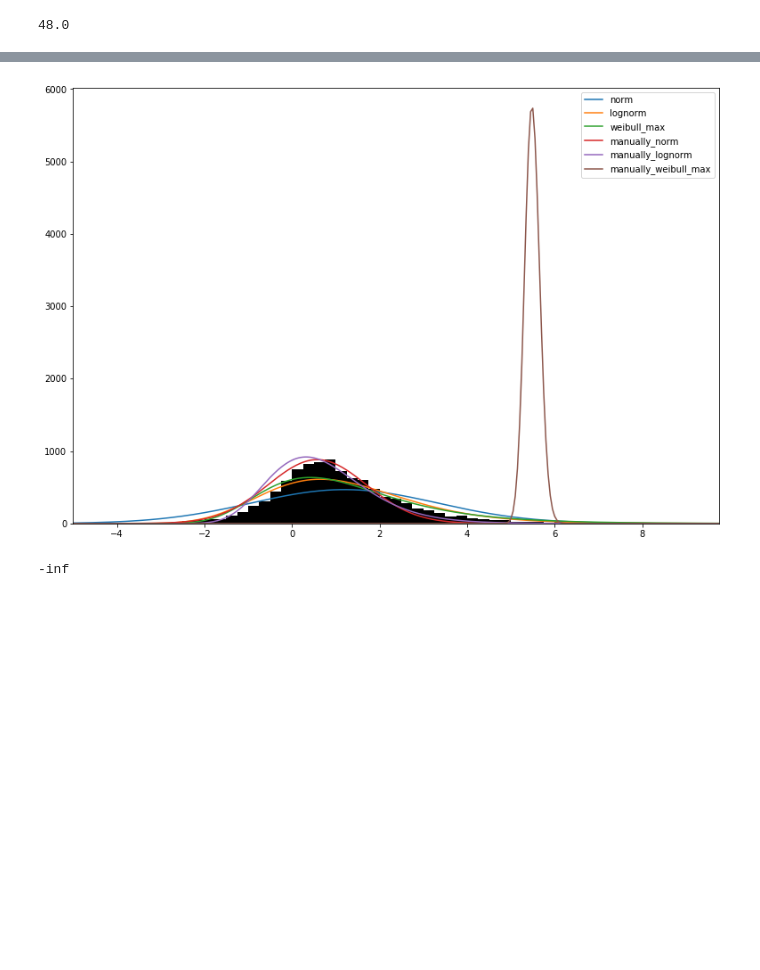
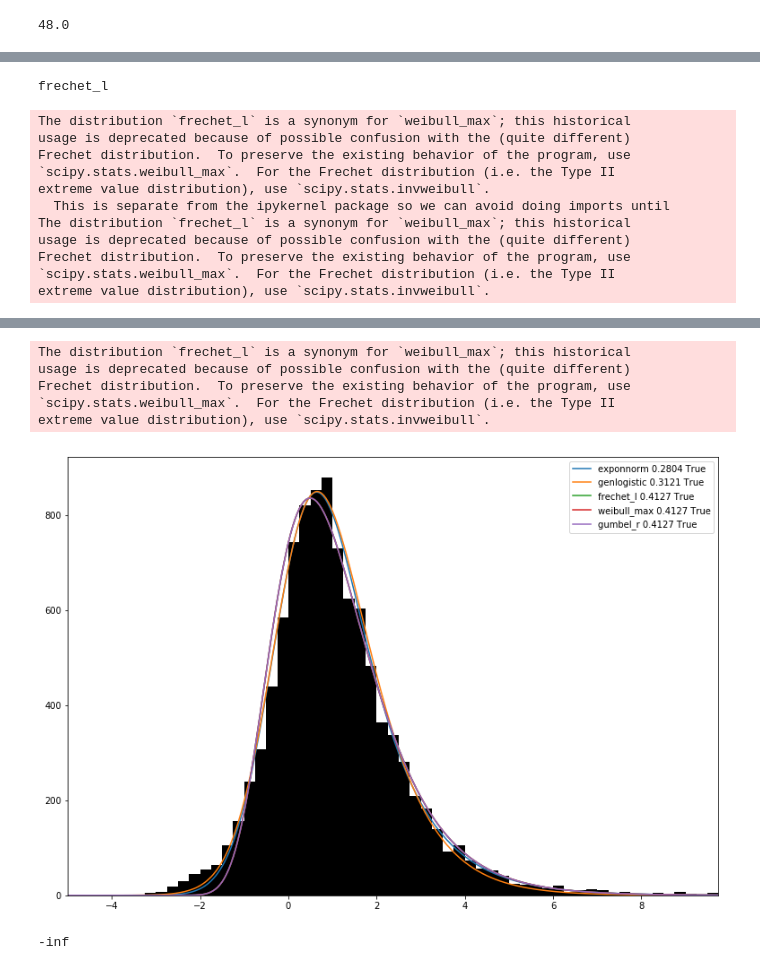
Before and after one commit to jlieberherr/swiss-train-delay-distributions, a Jupyter notebook: analysis.ipynb, the cells around one changed output, grey strips where cells are left out. Saved outputs shown, nothing was run; the diff lists cells and outputs as text; code cells hidden in the pictures; blank space fills up the shorter version.

Commit message:
tests with different optimization functions

```diff
--- a/analysis.ipynb
+++ b/analysis.ipynb
@@ -139,4 +122,4 @@ df_ab_versp.plot.hist(bins=ab_range, figsize=(10, 6))
 [figure]
 # %%
 x = df_an_versp[:1000]
-res = scipy.stats.kstest(x, 'norm', st.norm.fit(x))
+d, p = scipy.stats.kstest(x, 'norm', (0.57737691, 1.12254617))
@@ -146,0 +132,2 @@ res.statistic
+# %%
+st.norm.fit(x)
@@ -172,0 +140,4 @@ optimize(st.weibull_max, df_an_versp[:1000])
+# %%
+res = optimize('norm', df_an_versp[:1000])
+print res
+print res.x
@@ -186,0 +275,11 @@ df_an_versp_sorted = sorted(df_an_versp)
+# %%
+left = -5.0
+right = 10.0
+step = 0.25
+r = np.arange(left, right, step)
+h_ = np.histogram(df_an_versp[:10000], r, density=True)
+print h_[:10]
+print len(r)
+print len(h_[0])
+print len(h_[1])
+print h_[0].sum()
@@ -193,11 +373,11 @@ y = np.array(df_an_versp[:10000])
 plt.figure(figsize=(13,9))
 h = plt.hist(y, bins=x, color='black', density=False)
 
-dist_names = [
-    'norm',
-    'lognorm',
+# dist_names = [
+#     'norm',
+#     'lognorm',
 #     'weibull_min',
-     'weibull_max',
+#      'weibull_max',
 #     'alpha',
 #     'cauchy',
 #     'powerlognorm',
@@ -210,22 +390,31 @@ dist_names = [
 #     'maxwell',
 #     'wald',
 #     'levy',
-#     'levy_stable',
+# #     'levy_stable',
 #     'levy_l',
 #     'pareto',
-]
+# ]
+
+res_per_dist_name = {}
 
 for dist_name in dist_names:
-    dist = getattr(scipy.stats, dist_name)
-    param = dist.fit(y)
-    print param
-    pdf_fitted = dist.pdf(np.arange(left, right, 0.05), *param[:-2], loc=param[-2], scale=param[-1]) * h[0].sum() * step
-    plt.plot(np.arange(left, right, 0.05), pdf_fitted, label=dist_name)
-    plt.xlim(x[0], x[-1])
-#     plt.plot(x, dist.pdf(x, mu, rho) * h[0].sum() * 0.1, label="manually")
-plt.plot(np.arange(left, right, 0.05), getattr(scipy.stats, 'norm').pdf(np.arange(left, right, 0.05), 0.57737691, 1.12254617) * h[0].sum() * step, label="manually_norm")
-plt.plot(np.arange(left, right, 0.05), getattr(scipy.stats, 'lognorm').pdf(np.arange(left, right, 0.05), 0.22424385, -4.36411581,  4.92812905) * h[0].sum() * step, label="manually_lognorm")
-plt.plot(np.arange(left, right, 0.05), getattr(scipy.stats, 'lognorm').pdf(np.arange(left, right, 0.05), 0.04407951, 1.59596724, 3.89146274) * h[0].sum() * step, label="manually_weibull_max")
+    print dist_name
+    try:
+        res = optimize(dist_name, y, opt_type='as')
+        res_per_dist_name[dist_name] = res
+        param = res.x
+#         print res
+    except Exception as e:
+        print "no success: {}".format(e)
+
+sorted_dist_name_res_pairs = sorted(res_per_dist_name.items(), key=lambda p: p[1].fun)
+
+for dist_name, res in sorted_dist_name_res_pairs[:5]:
+        dist = getattr(scipy.stats, dist_name)
+        param = res.x
+        pdf_fitted = dist.pdf(np.arange(left, right, 0.05), *param[:-2], loc=param[-2], scale=param[-1]) * h[0].sum() * step
+        plt.plot(np.arange(left, right, 0.05), pdf_fitted, label="{} {:.4f} {}".format(dist_name, res.fun, res.success))
+        plt.xlim(x[0], x[-1])
 
 plt.legend(loc='upper right')
 plt.show()
@@ -235,0 +450,12 @@ plt.show()
+frechet_l
+The distribution `frechet_l` is a synonym for `weibull_max`; this historical
+usage is deprecated because of possible confusion with the (quite different)
+Frechet distribution.  To preserve the existing behavior of the program, use
+`scipy.stats.weibull_max`.  For the Frechet distribution (i.e. the Type II
+extreme value distribution), use `scipy.stats.invweibull`.
+  This is separate from the ipykernel package so we can avoid doing imports until
+The distribution `frechet_l` is a synonym for `weibull_max`; this historical
+usage is deprecated because of possible confusion with the (quite different)
+Frechet distribution.  To preserve the existing behavior of the program, use
+`scipy.stats.weibull_max`.  For the Frechet distribution (i.e. the Type II
+extreme value distribution), use `scipy.stats.invweibull`.
@@ -236,4 +513,9 @@ plt.show()
+The distribution `frechet_l` is a synonym for `weibull_max`; this historical
+usage is deprecated because of possible confusion with the (quite different)
+Frechet distribution.  To preserve the existing behavior of the program, use
+`scipy.stats.weibull_max`.  For the Frechet distribution (i.e. the Type II
+extreme value distribution), use `scipy.stats.invweibull`.
-[figure, old version]
+[figure, new version]
 # %%
 def l(x, mu, rho):
     return np.sum(np.log(scipy.stats.norm.pdf(x, mu, rho)))
```
Also changed, not shown: parts of 19 cells of this notebook.
